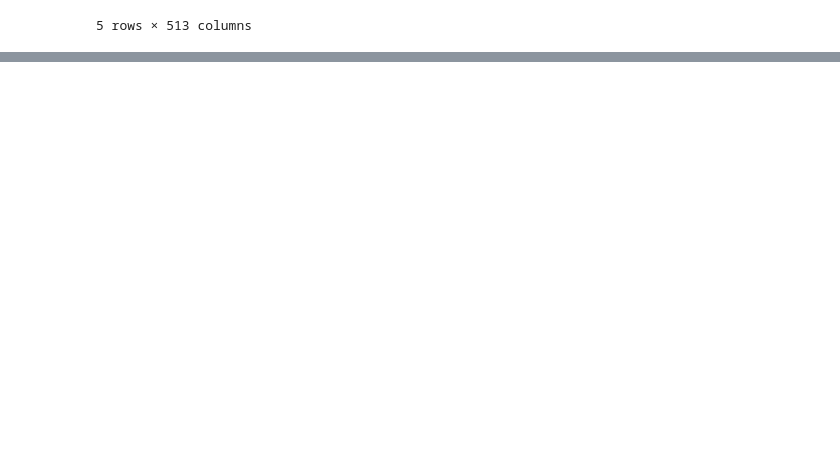
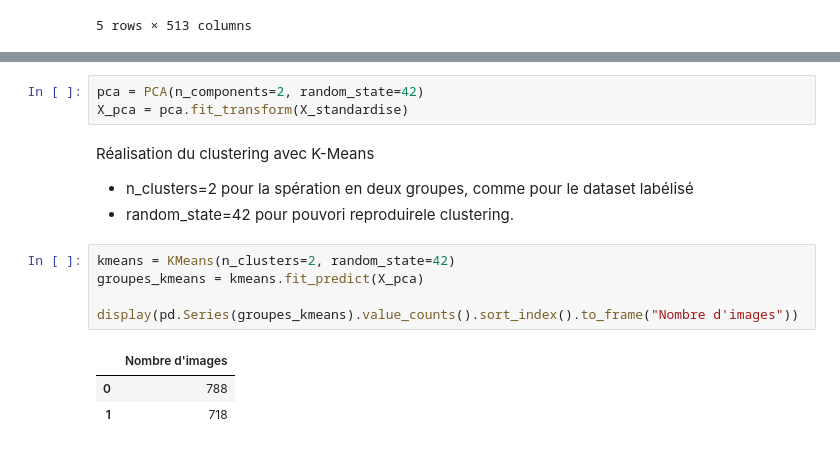
Before and after one commit to Lockeff/Labellisez-et-appliquez-des-approches-semi-supervis-es-en-traitement-d-images, a Jupyter notebook: 01_exploration_dataset.ipynb, the cells around one changed output, grey strips where cells are left out. Drawn from its saved outputs; the diff is of its cells as text; blank space fills up the shorter version.

```diff
--- a/01_exploration_dataset.ipynb
+++ b/01_exploration_dataset.ipynb
@@ -495,0 +500,17 @@ Nombre de colonnes : 513
+# %%
+pca = PCA(n_components=2, random_state=42)
+X_pca = pca.fit_transform(X_standardise)
+# %% [markdown]
+Réalisation du clustering avec K-Means
+
+- n_clusters=2 pour la spération en deux groupes, comme pour le dataset labélisé
+- random_state=42 pour pouvori reproduirele clustering.
+# %%
+kmeans = KMeans(n_clusters=2, random_state=42)
+groupes_kmeans = kmeans.fit_predict(X_pca)
+
+display(pd.Series(groupes_kmeans).value_counts().sort_index().to_frame("Nombre d'images"))
+# %% [output]
+|  | Nombre d'images |
+| 0 | 788 |
+| 1 | 718 |
```
Also changed, not shown: parts of 23 cells of this notebook, 1 other file.
